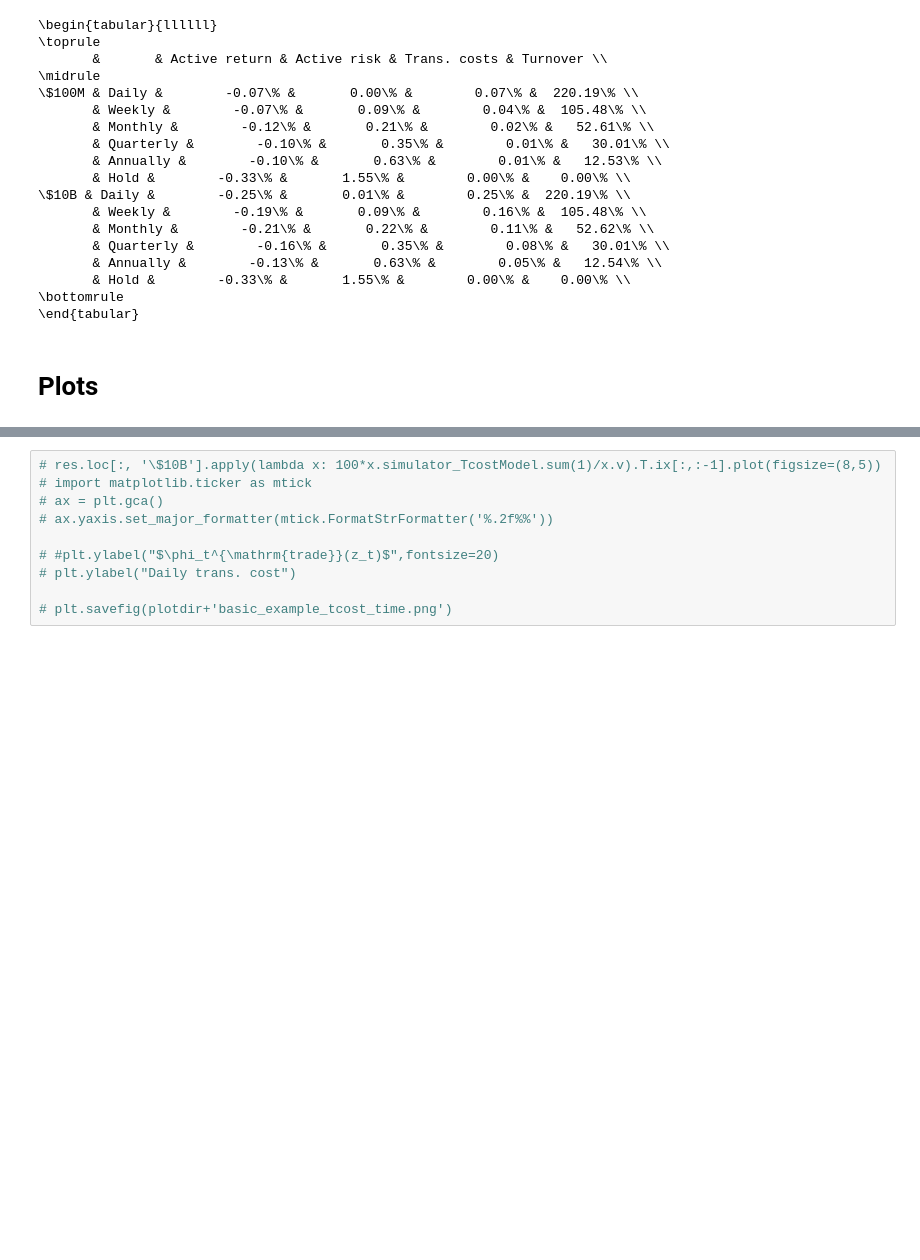
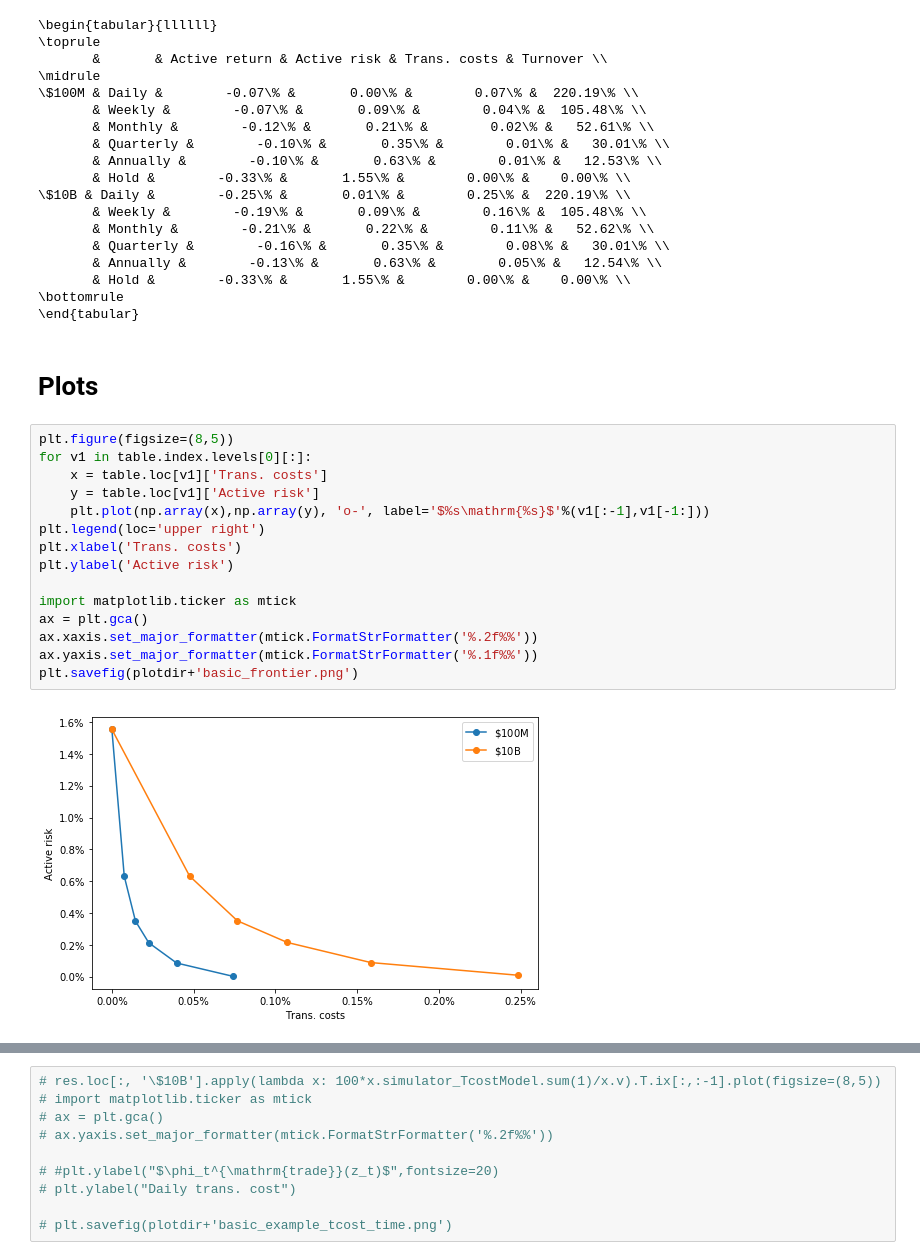
Before and after one commit to cvxgrp/cvxportfolio, a Jupyter notebook: PortfolioSimulation.ipynb, the cells around one changed output, grey strips where cells are left out. Drawn from its saved outputs; the diff is of its cells as text; blank space fills up the shorter version.

```diff
--- a/PortfolioSimulation.ipynb
+++ b/PortfolioSimulation.ipynb
@@ -96,4 +96,21 @@ print(table_print.to_latex(float_format='%.2f', escape=False).replace('%',r'\%')
 \end{tabular}
 # %% [markdown]
 # Plots
+# %%
+plt.figure(figsize=(8,5))
+for v1 in table.index.levels[0][:]:
+    x = table.loc[v1]['Trans. costs']
+    y = table.loc[v1]['Active risk']
+    plt.plot(np.array(x),np.array(y), 'o-', label='$%s\mathrm{%s}$'%(v1[:-1],v1[-1:]))
+plt.legend(loc='upper right')
+plt.xlabel('Trans. costs')
+plt.ylabel('Active risk')
+
+import matplotlib.ticker as mtick
+ax = plt.gca()
+ax.xaxis.set_major_formatter(mtick.FormatStrFormatter('%.2f%%'))
+ax.yaxis.set_major_formatter(mtick.FormatStrFormatter('%.1f%%'))
+plt.savefig(plotdir+'basic_frontier.png')
+# %% [output]
+[figure, added]
 # %%
```
Also changed, not shown: parts of 1 cell of this notebook, 2 other files.
